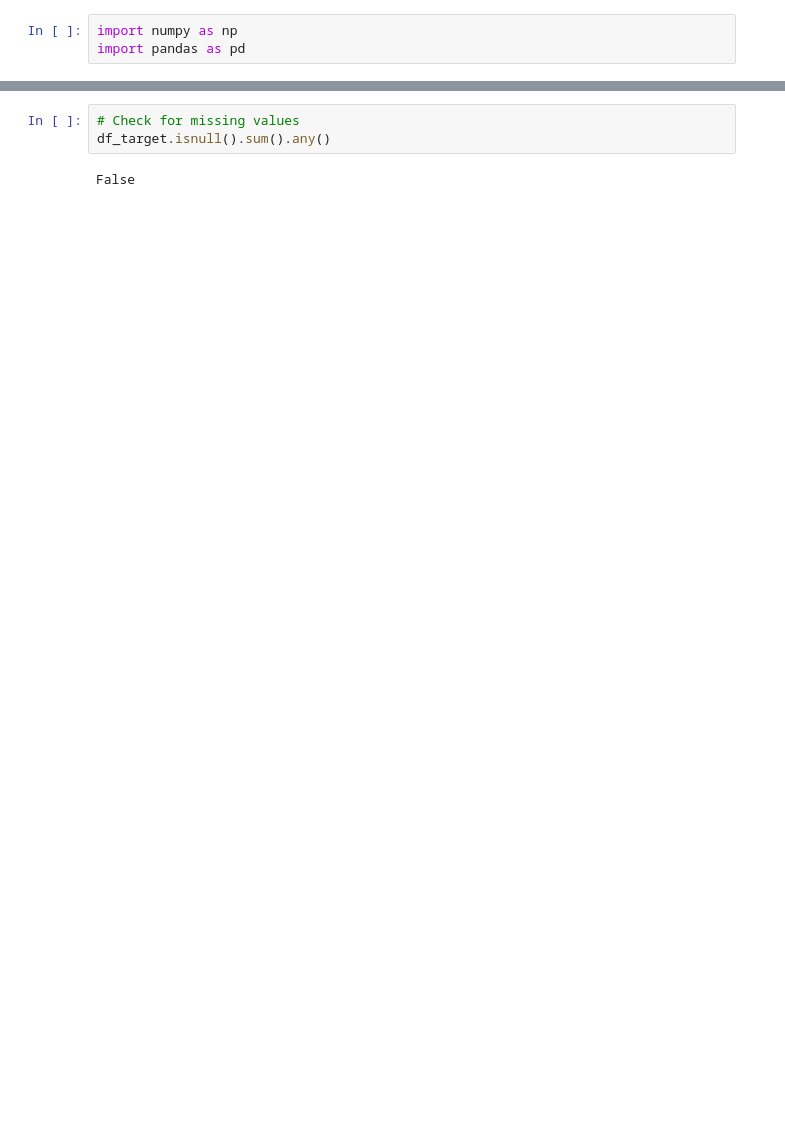
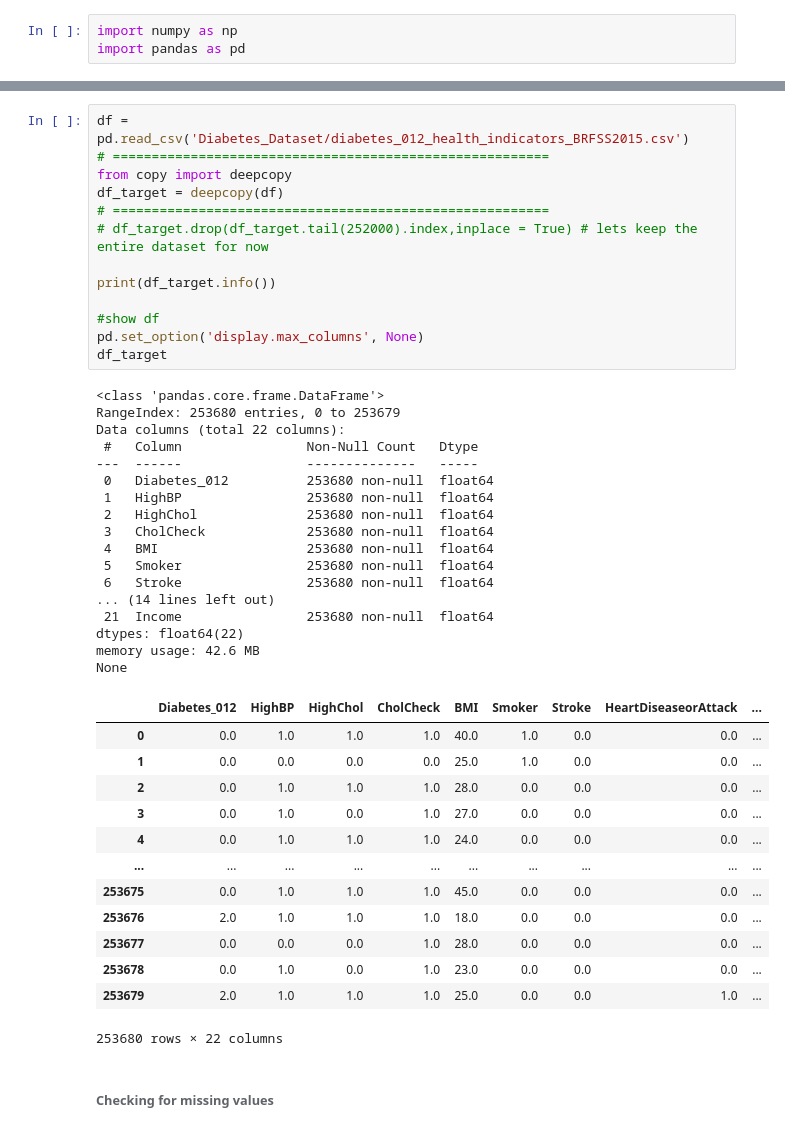
Before and after one commit to kirkwat/machine-learning, a Jupyter notebook: lab5/miro.ipynb, the cells around one changed output, grey strips where cells are left out. Cells and saved outputs as stored; diff of their text form; blank space fills up the shorter version.

```diff
--- a/lab5/miro.ipynb
+++ b/lab5/miro.ipynb
@@ -128,8 +80,49 @@ None
                             7 = less than $75,000, more than $75,000
 
                             8 = more than $75,000
-# %%
-# Check for missing values
-df_target.isnull().sum().any()
-# %% [output]
-False
+# %%
+df = pd.read_csv('Diabetes_Dataset/diabetes_012_health_indicators_BRFSS2015.csv')
+# ========================================================
+from copy import deepcopy
+df_target = deepcopy(df)
+# ========================================================
+# df_target.drop(df_target.tail(252000).index,inplace = True) # lets keep the entire dataset for now
+
+print(df_target.info())
+
+#show df
+pd.set_option('display.max_columns', None)
+df_target
+# %% [output]
+<class 'pandas.core.frame.DataFrame'>
+RangeIndex: 253680 entries, 0 to 253679
+Data columns (total 22 columns):
+ #   Column                Non-Null Count   Dtype
+---  ------                --------------   -----
+ 0   Diabetes_012          253680 non-null  float64
+ 1   HighBP                253680 non-null  float64
+ 2   HighChol              253680 non-null  float64
+ 3   CholCheck             253680 non-null  float64
+ 4   BMI                   253680 non-null  float64
+ 5   Smoker                253680 non-null  float64
+ 6   Stroke                253680 non-null  float64
+... (14 lines left out)
+ 21  Income                253680 non-null  float64
+dtypes: float64(22)
+memory usage: 42.6 MB
+None
+|  | Diabetes_012 | HighBP | HighChol | CholCheck | BMI | Smoker | Stroke | HeartDiseaseorAttack | ... |
+| 0 | 0.0 | 1.0 | 1.0 | 1.0 | 40.0 | 1.0 | 0.0 | 0.0 | ... |
+| 1 | 0.0 | 0.0 | 0.0 | 0.0 | 25.0 | 1.0 | 0.0 | 0.0 | ... |
+| 2 | 0.0 | 1.0 | 1.0 | 1.0 | 28.0 | 0.0 | 0.0 | 0.0 | ... |
+| 3 | 0.0 | 1.0 | 0.0 | 1.0 | 27.0 | 0.0 | 0.0 | 0.0 | ... |
+| 4 | 0.0 | 1.0 | 1.0 | 1.0 | 24.0 | 0.0 | 0.0 | 0.0 | ... |
+| ... | ... | ... | ... | ... | ... | ... | ... | ... | ... |
+| 253675 | 0.0 | 1.0 | 1.0 | 1.0 | 45.0 | 0.0 | 0.0 | 0.0 | ... |
+| 253676 | 2.0 | 1.0 | 1.0 | 1.0 | 18.0 | 0.0 | 0.0 | 0.0 | ... |
+| 253677 | 0.0 | 0.0 | 0.0 | 1.0 | 28.0 | 0.0 | 0.0 | 0.0 | ... |
+| 253678 | 0.0 | 1.0 | 0.0 | 1.0 | 23.0 | 0.0 | 0.0 | 0.0 | ... |
+| 253679 | 2.0 | 1.0 | 1.0 | 1.0 | 25.0 | 0.0 | 0.0 | 1.0 | ... |
+253680 rows × 22 columns
+# %% [markdown]
+###### Checking for missing values
```
Also changed, not shown: parts of 26 cells of this notebook.
